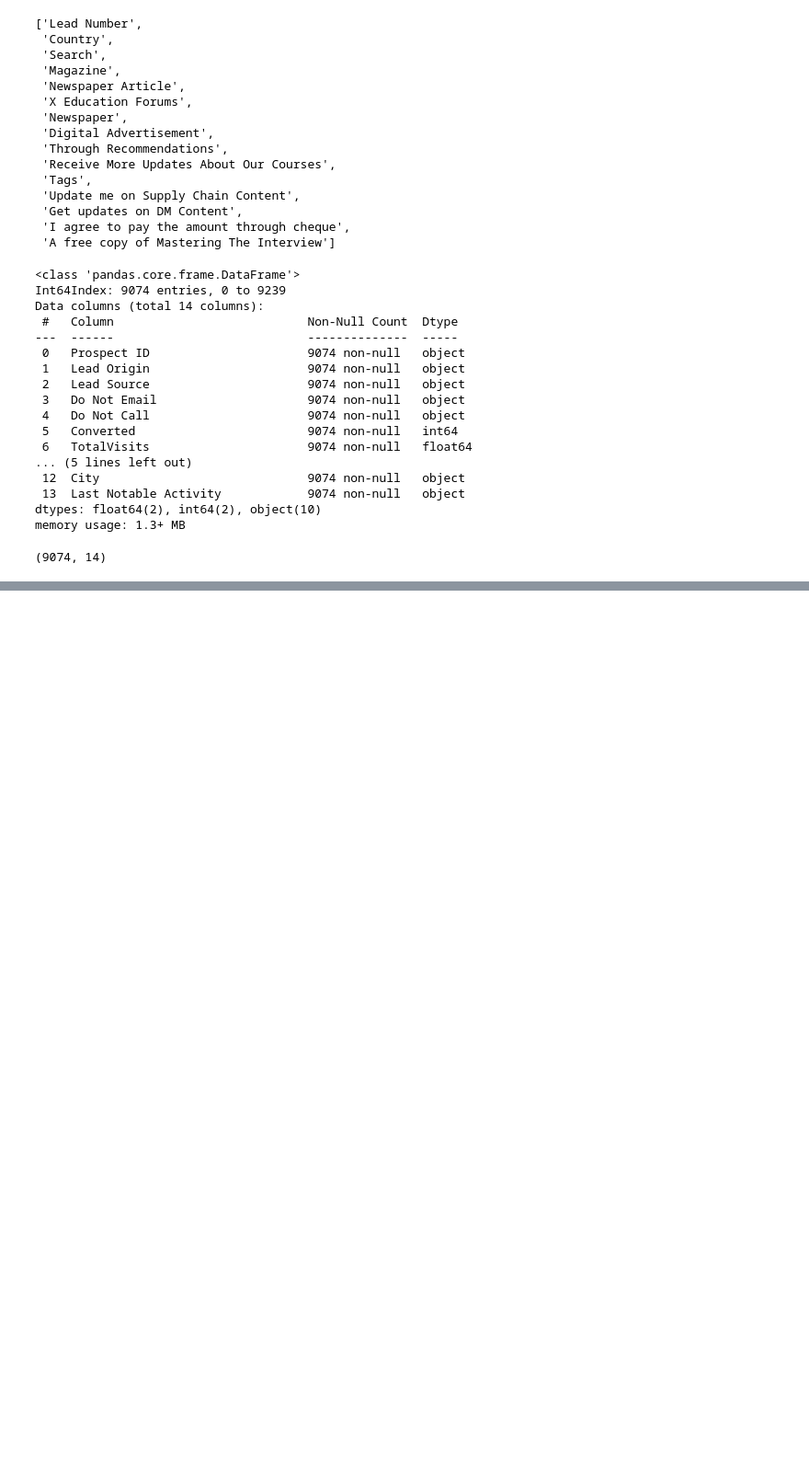
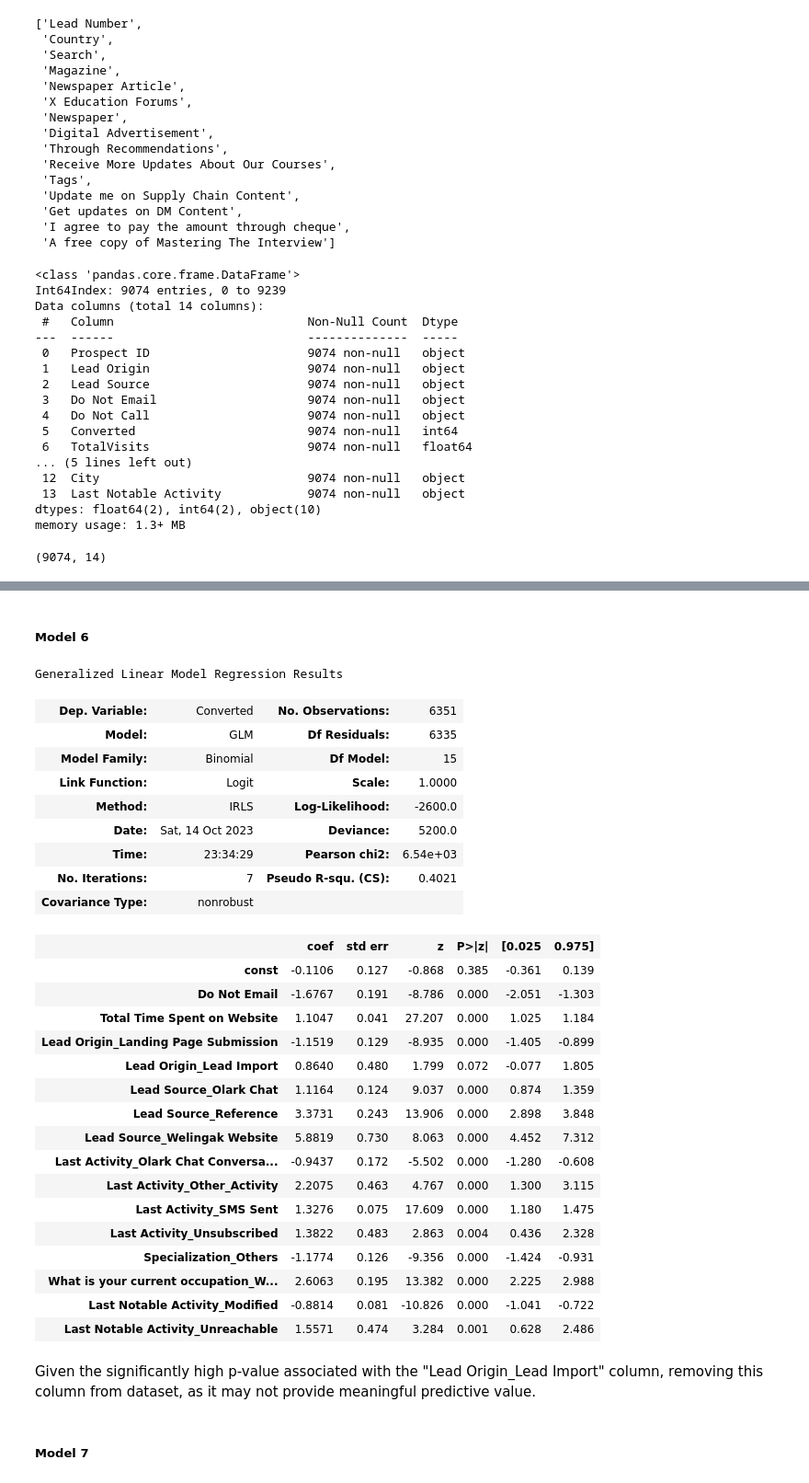
Before and after one commit to waiyanminkhaing/lead-scoring-case-study, a Jupyter notebook: Lead Scoring Case Study.ipynb, the cells around one changed output, grey strips where cells are left out. Shown at 92% size. Cells and saved outputs as stored; diff of their text form; code cells hidden in the pictures; blank space fills up the shorter version.

```diff
--- a/Lead Scoring Case Study.ipynb
+++ b/Lead Scoring Case Study.ipynb
@@ -985,0 +1334,3 @@ leads.shape
+# %%
+# drop column
+cols = cols.drop(['What is your current occupation_Student'])
@@ -985,0 +1373,3 @@ leads.shape
+# %%
+# drop column
+cols = cols.drop(['Lead Origin_Lead Add Form'])
@@ -985,0 +1431,40 @@ leads.shape
+# %%
+# 'What is your current occupation_Unemployed' has high VIF values, so drop it
+cols = cols.drop('What is your current occupation_Unemployed')
+# %% [markdown]
+##### Model 6
+# %%
+logm_6, X_train_sm, res = build_model(X_train[cols])
+# %%
+# view summary of model
+res.summary()
+# %% [output]
+Generalized Linear Model Regression Results
+| Dep. Variable: | Converted | No. Observations: | 6351 |
+| Model: | GLM | Df Residuals: | 6335 |
+| Model Family: | Binomial | Df Model: | 15 |
+| Link Function: | Logit | Scale: | 1.0000 |
+| Method: | IRLS | Log-Likelihood: | -2600.0 |
+| Date: | Sat, 14 Oct 2023 | Deviance: | 5200.0 |
+| Time: | 23:34:29 | Pearson chi2: | 6.54e+03 |
+| No. Iterations: | 7 | Pseudo R-squ. (CS): | 0.4021 |
+| Covariance Type: | nonrobust |  |  |
+|  | coef | std err | z | P>|z| | [0.025 | 0.975] |
+| const | -0.1106 | 0.127 | -0.868 | 0.385 | -0.361 | 0.139 |
+| Do Not Email | -1.6767 | 0.191 | -8.786 | 0.000 | -2.051 | -1.303 |
+| Total Time Spent on Website | 1.1047 | 0.041 | 27.207 | 0.000 | 1.025 | 1.184 |
+| Lead Origin_Landing Page Submission | -1.1519 | 0.129 | -8.935 | 0.000 | -1.405 | -0.899 |
+| Lead Origin_Lead Import | 0.8640 | 0.480 | 1.799 | 0.072 | -0.077 | 1.805 |
+| Lead Source_Olark Chat | 1.1164 | 0.124 | 9.037 | 0.000 | 0.874 | 1.359 |
+| Lead Source_Reference | 3.3731 | 0.243 | 13.906 | 0.000 | 2.898 | 3.848 |
+| Lead Source_Welingak Website | 5.8819 | 0.730 | 8.063 | 0.000 | 4.452 | 7.312 |
+| Last Activity_Olark Chat Conversa... | -0.9437 | 0.172 | -5.502 | 0.000 | -1.280 | -0.608 |
+| Last Activity_Other_Activity | 2.2075 | 0.463 | 4.767 | 0.000 | 1.300 | 3.115 |
+| Last Activity_SMS Sent | 1.3276 | 0.075 | 17.609 | 0.000 | 1.180 | 1.475 |
+| Last Activity_Unsubscribed | 1.3822 | 0.483 | 2.863 | 0.004 | 0.436 | 2.328 |
+| Specialization_Others | -1.1774 | 0.126 | -9.356 | 0.000 | -1.424 | -0.931 |
+| What is your current occupation_W... | 2.6063 | 0.195 | 13.382 | 0.000 | 2.225 | 2.988 |
+| Last Notable Activity_Modified | -0.8814 | 0.081 | -10.826 | 0.000 | -1.041 | -0.722 |
+| Last Notable Activity_Unreachable | 1.5571 | 0.474 | 3.284 | 0.001 | 0.628 | 2.486 |
+# %% [markdown]
+Given the significantly high p-value associated with the "Lead Origin_Lead Import" column, removing this column from dataset, as it may not provide meaningful predictive value.
@@ -985,0 +1474,2 @@ leads.shape
+# %% [markdown]
+##### Model 7
```
Also changed, not shown: parts of 163 cells of this notebook.
